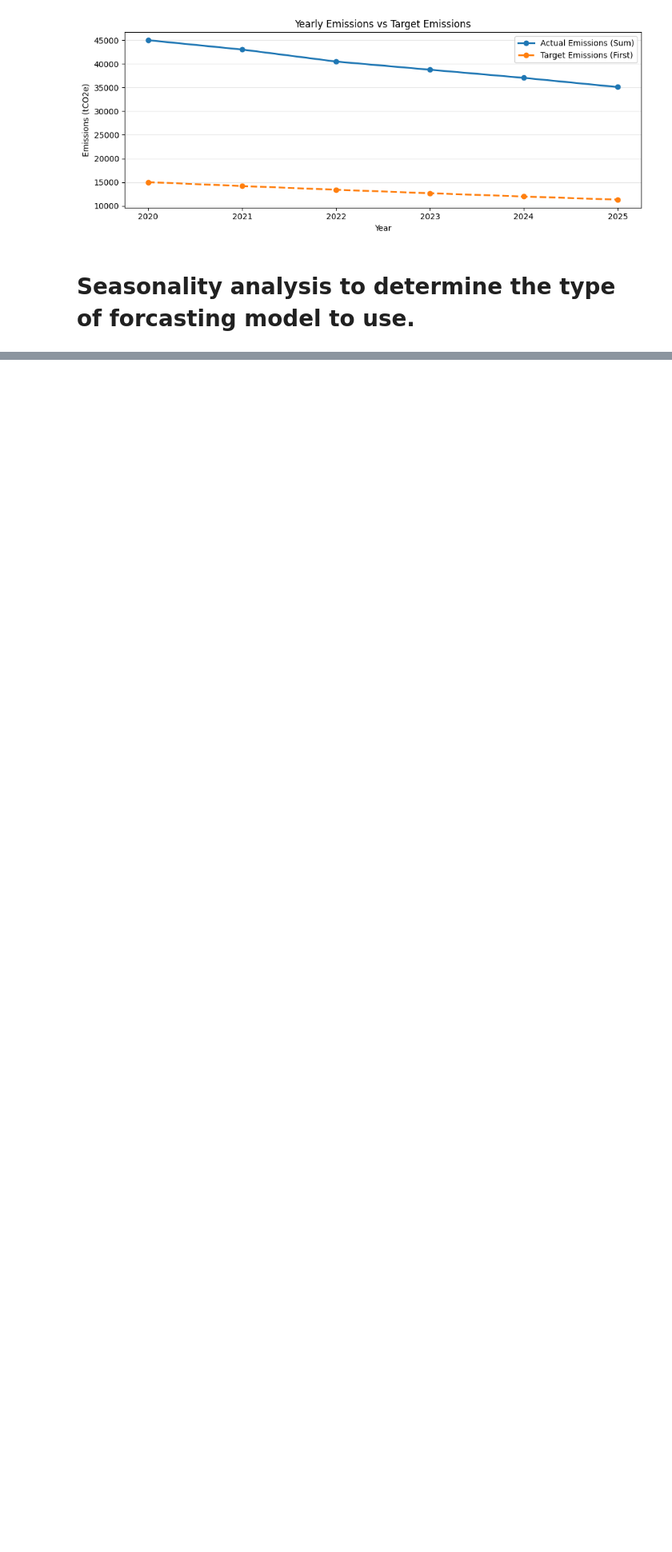
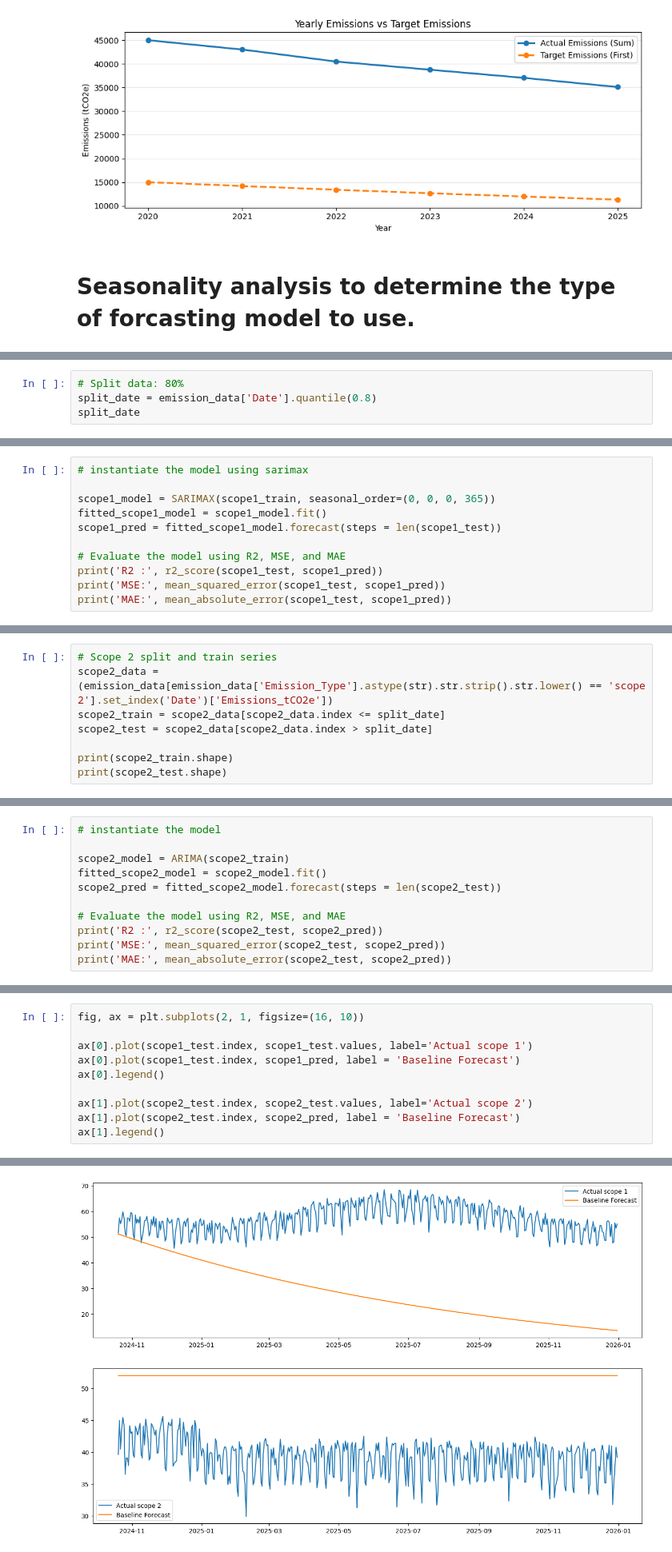
Before and after one commit to Sodiq-Shodimu/nexygen-project, a Jupyter notebook: preprocessed.ipynb, the cells around one changed output, grey strips where cells are left out. Shown at 80% size. Saved outputs shown, nothing was run; the diff lists cells and outputs as text; blank space fills up the shorter version.

```diff
--- a/preprocessed.ipynb
+++ b/preprocessed.ipynb
@@ -372,0 +432,4 @@ plt.show()
+# %%
+# Split data: 80%
+split_date = emission_data['Date'].quantile(0.8)
+split_date
@@ -372,0 +449,11 @@ plt.show()
+# %%
+# instantiate the model using sarimax
+
+scope1_model = SARIMAX(scope1_train, seasonal_order=(0, 0, 0, 365))
+fitted_scope1_model = scope1_model.fit()
+scope1_pred = fitted_scope1_model.forecast(steps = len(scope1_test))
+
+# Evaluate the model using R2, MSE, and MAE
+print('R2 :', r2_score(scope1_test, scope1_pred))
+print('MSE:', mean_squared_error(scope1_test, scope1_pred))
+print('MAE:', mean_absolute_error(scope1_test, scope1_pred))
@@ -372,0 +464,8 @@ plt.show()
+# %%
+# Scope 2 split and train series
+scope2_data = (emission_data[emission_data['Emission_Type'].astype(str).str.strip().str.lower() == 'scope 2'].set_index('Date')['Emissions_tCO2e'])
+scope2_train = scope2_data[scope2_data.index <= split_date]
+scope2_test = scope2_data[scope2_data.index > split_date]
+
+print(scope2_train.shape)
+print(scope2_test.shape)
@@ -372,0 +475,11 @@ plt.show()
+# %%
+# instantiate the model
+
+scope2_model = ARIMA(scope2_train)
+fitted_scope2_model = scope2_model.fit()
+scope2_pred = fitted_scope2_model.forecast(steps = len(scope2_test))
+
+# Evaluate the model using R2, MSE, and MAE
+print('R2 :', r2_score(scope2_test, scope2_pred))
+print('MSE:', mean_squared_error(scope2_test, scope2_pred))
+print('MAE:', mean_absolute_error(scope2_test, scope2_pred))
@@ -372,0 +690,11 @@ plt.show()
+# %%
+fig, ax = plt.subplots(2, 1, figsize=(16, 10))
+
+ax[0].plot(scope1_test.index, scope1_test.values, label='Actual scope 1')
+ax[0].plot(scope1_test.index, scope1_pred, label = 'Baseline Forecast')
+ax[0].legend()
+
+ax[1].plot(scope2_test.index, scope2_test.values, label='Actual scope 2')
+ax[1].plot(scope2_test.index, scope2_pred, label = 'Baseline Forecast')
+ax[1].legend()
+# %% [output]
@@ -372,0 +702 @@ plt.show()
+[figure, added]
```
Also changed, not shown: parts of 21 cells of this notebook, 5 other files.
